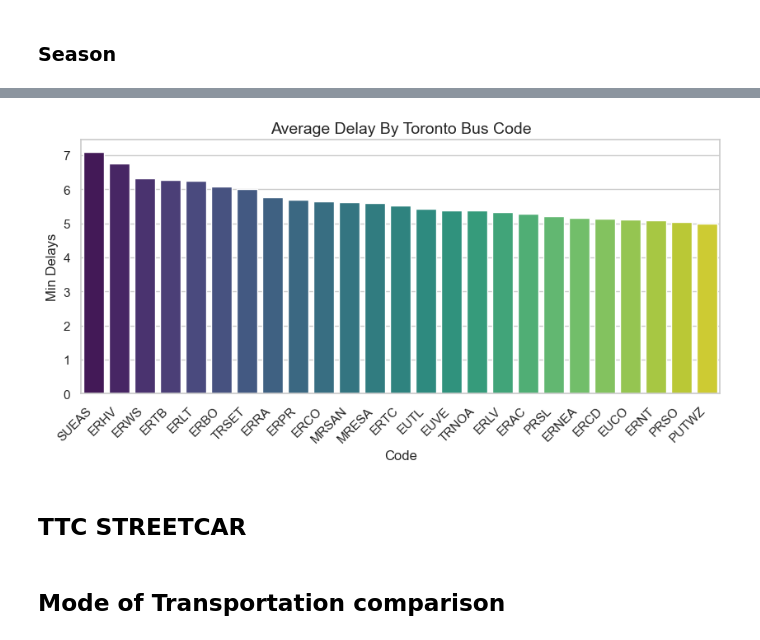
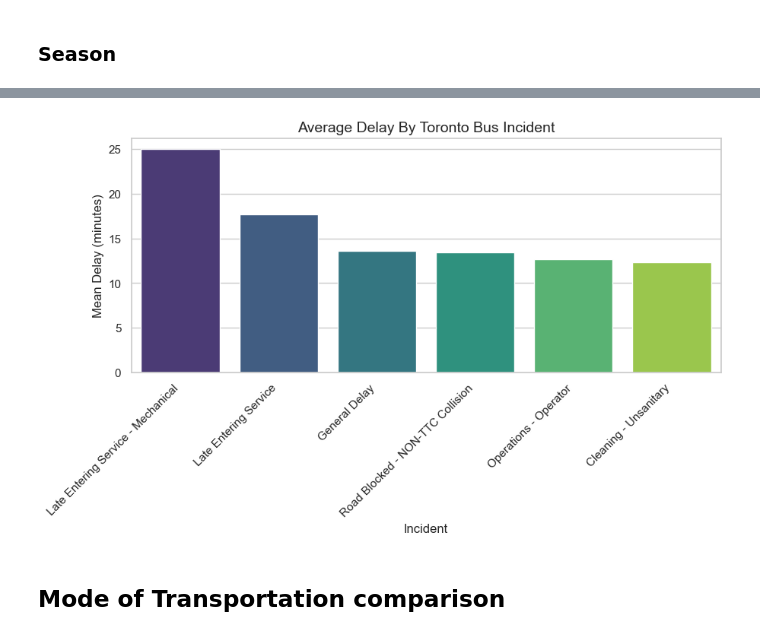
Before and after one commit to katherinewest/CME538_2023, a Jupyter notebook: DataVisualizations.ipynb, the cells around one changed output, grey strips where cells are left out. Drawn from its saved outputs; the diff is of its cells as text; code cells hidden in the pictures.

Commit message:
Most delayed sub station

```diff
--- a/DataVisualizations.ipynb
+++ b/DataVisualizations.ipynb
@@ -887,7 +813,7 @@ IQR_bus =Q3_bus-Q1_bus
 
 #Define the bounds for outlier removal
 lower_bound_bus= Q1_bus-1.5*IQR
-upper_bound_bus= Q3_bus +1.5*IQR
+upper_bound_bus= Q3_bus +2*IQR
 
 #Remove outliers by creating a mask
 mask= (ttc_bus_df['Min Delay']<= upper_bound_bus)
@@ -917,6 +855,5 @@ memory usage: 9.4+ MB
 # %%
 #Merge Date and Time Columns
-ttc_bus_df['Datetime'] = pd.to_datetime(ttc_bus_df['Date']+' '+ ttc_bus_df['Time'])
-ttc_bus_df = ttc_bus_df.drop(['Date','Time'], axis=1)
+ttc_bus_df['Datetime'] = pd.to_datetime(ttc_bus_df['Report Date'])
 ttc_bus_df.head()
 # %% [output]
@@ -947,0 +939,19 @@ ttc_bus_df['hour'] = ttc_bus_df.index.hour
+# %%
+# Plot Toronto bus Delay by day of the week with peak hours
+
+sns.set()
+plt.figure(figsize=(6,3))
+sns.lineplot(x=ttc_bus_df.groupby(["year", "month"]).mean().reset_index()['month'],
+             y=ttc_bus_df.groupby(["year", "month"])["Min Delay"].mean(),
+             label='Bus', color='#FF00FF')
+
+sns.lineplot(x=ttc_subway_df.groupby(["year", "month"]).mean().reset_index()['month'],
+             y=ttc_subway_df.groupby(["year", "month"])["Min Delay"].mean(),
+             label='Subway', color='#00FFFF')
+
+# Set labels and title
+plt.xlabel('Month', fontsize=18)
+plt.ylabel('Average Delay (minutes)', fontsize=18)
+plt.title('Average Toronto Bus and Subway Delay by Month and Year', fontsize=20)
+
+plt.show()
@@ -1028,27 +1044,25 @@ plt.show()
 # %%
 # Barplot of Min Delay and Code for TTC Subway
-ttc_bus_agg_code = ttc_bus_df.groupby('Code')['Min Delay'].mean().reset_index()
+ttc_bus_agg_code = ttc_bus_df.groupby('Incident')['Min Delay'].mean().reset_index()
 
 # Sort the DataFrame by 'Min Delay' values in descending order
-ttc_bus_agg_sorted_code = ttc_bus_agg_code[ttc_bus_agg_code['Min Delay'] > 5].sort_values(by='Min Delay', ascending=False)
+ttc_bus_agg_sorted_code = ttc_bus_agg_code[ttc_bus_agg_code['Min Delay'] > 12].sort_values(by='Min Delay', ascending=False)
 
 sns.set(style="whitegrid")
 plt.figure(figsize=(10, 4))
-ax = sns.barplot(x='Code', y='Min Delay', data=ttc_bus_agg_sorted_code, palette='viridis', hue = 'Code', legend= False)
+ax = sns.barplot(x='Incident', y='Min Delay', data=ttc_bus_agg_sorted_code, palette='viridis', hue = 'Incident', legend= False)
 # Rotate x-axis labels
 ax.set_xticklabels(ax.get_xticklabels(), rotation=45, horizontalalignment='right')
 
 # Set labels and title
-plt.xlabel('Code', fontsize=12)
-plt.ylabel('Min Delays', fontsize=12)
-plt.title('Average Delay By Toronto Bus Code', fontsize=14)
+plt.xlabel('Incident', fontsize=12)
+plt.ylabel('Mean Delay (minutes)', fontsize=12)
+plt.title('Average Delay By Toronto Bus Incident', fontsize=14)
 
 # Show the plot
 plt.show()
 # %% [output]
-[figure, old version]
+[figure, new version]
-# %% [markdown]
-## TTC STREETCAR
 # %% [markdown]
 ## Mode of Transportation comparison
 # %%
```
Also changed, not shown: parts of 74 cells of this notebook.
